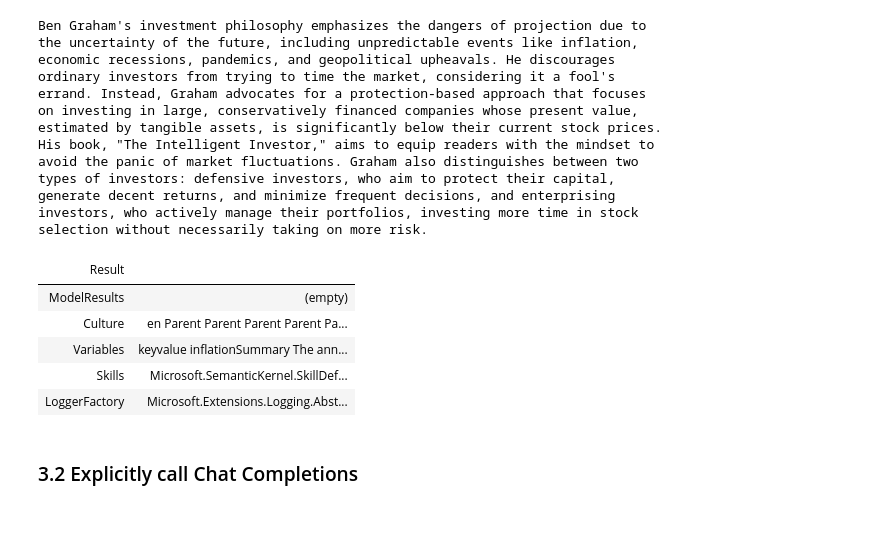
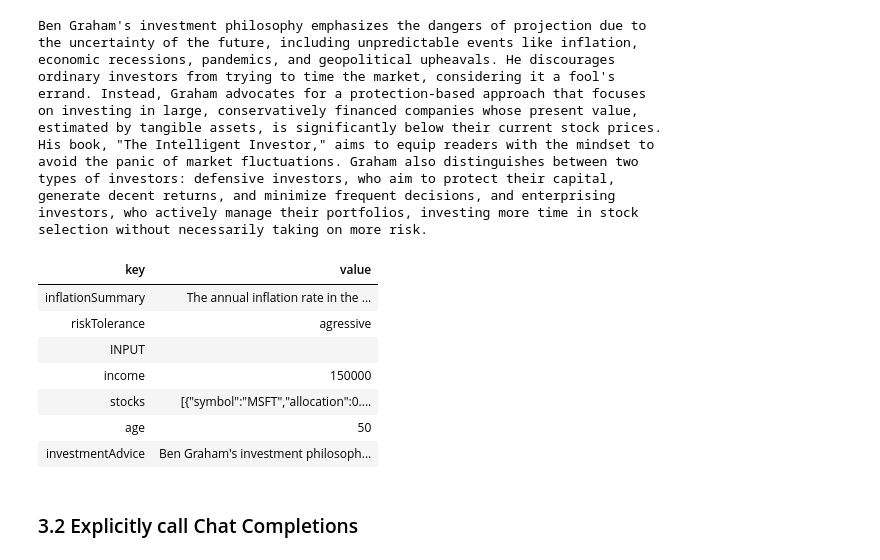
Before and after one commit to rohit-lakhanpal/build-your-own-copilot, a Jupyter notebook: notebooks/dotnet/finanace/3-financial-services.ipynb, the cells around one changed output. Drawn from its saved outputs; the diff is of its cells as text; code cells hidden in the pictures; blank space fills up the shorter version.

Commit message:
Updated context outputs to pretty print context variables.

```diff
--- a/notebooks/dotnet/finanace/3-financial-services.ipynb
+++ b/notebooks/dotnet/finanace/3-financial-services.ipynb
@@ -267,14 +266,16 @@ investors, who actively manage their portfolios, investing more time in stock
 selection without necessarily taking on more risk.
 # %%
 context.Variables["investmentAdvice"] = investmentAdvice;
-context.Display();
+context.Variables.Display();
 # %% [output]
-| Result |  |
-| ModelResults | (empty) |
-| Culture | en Parent Parent Parent Parent Pa... |
-| Variables | keyvalue inflationSummary The ann... |
-| Skills | Microsoft.SemanticKernel.SkillDef... |
-| LoggerFactory | Microsoft.Extensions.Logging.Abst... |
+| key | value |
+| inflationSummary | The annual inflation rate in the ... |
+| riskTolerance | agressive |
+| INPUT |  |
+| income | 150000 |
+| stocks | [{"symbol":"MSFT","allocation":0.... |
+| age | 50 |
+| investmentAdvice | Ben Graham's investment philosoph... |
 # %% [markdown]
 ### 3.2 Explicitly call Chat Completions
 # %%
```
Also changed, not shown: parts of 2 cells of this notebook.
